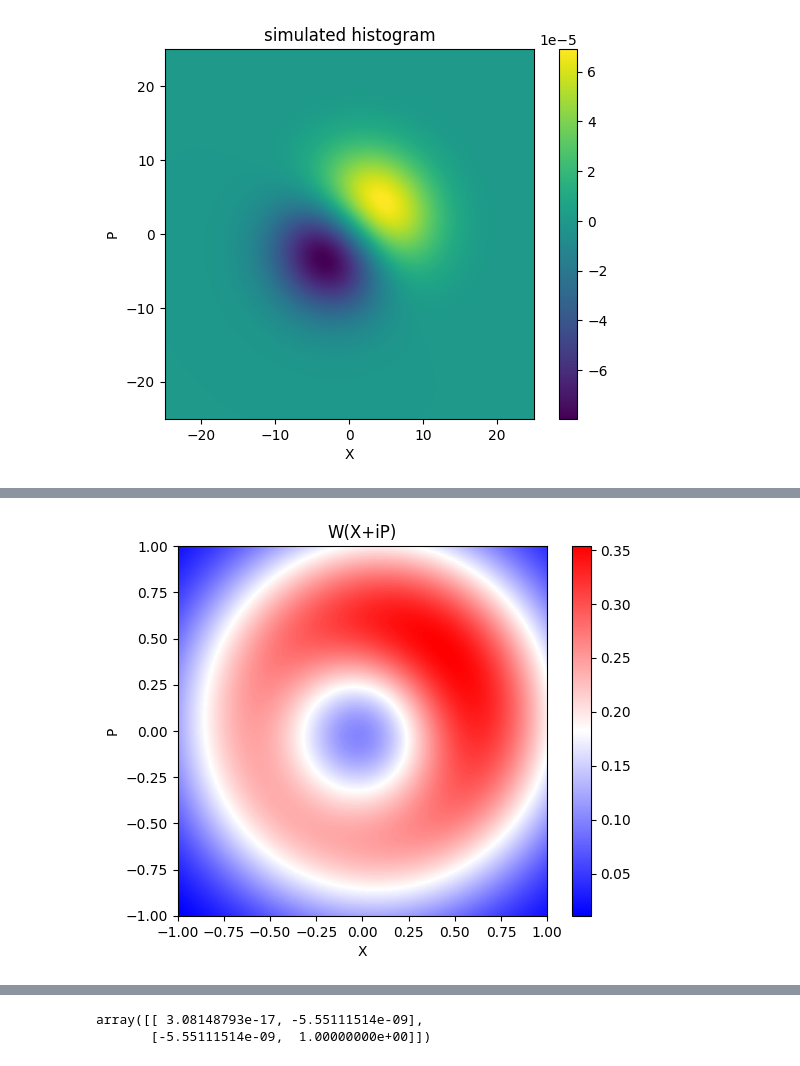
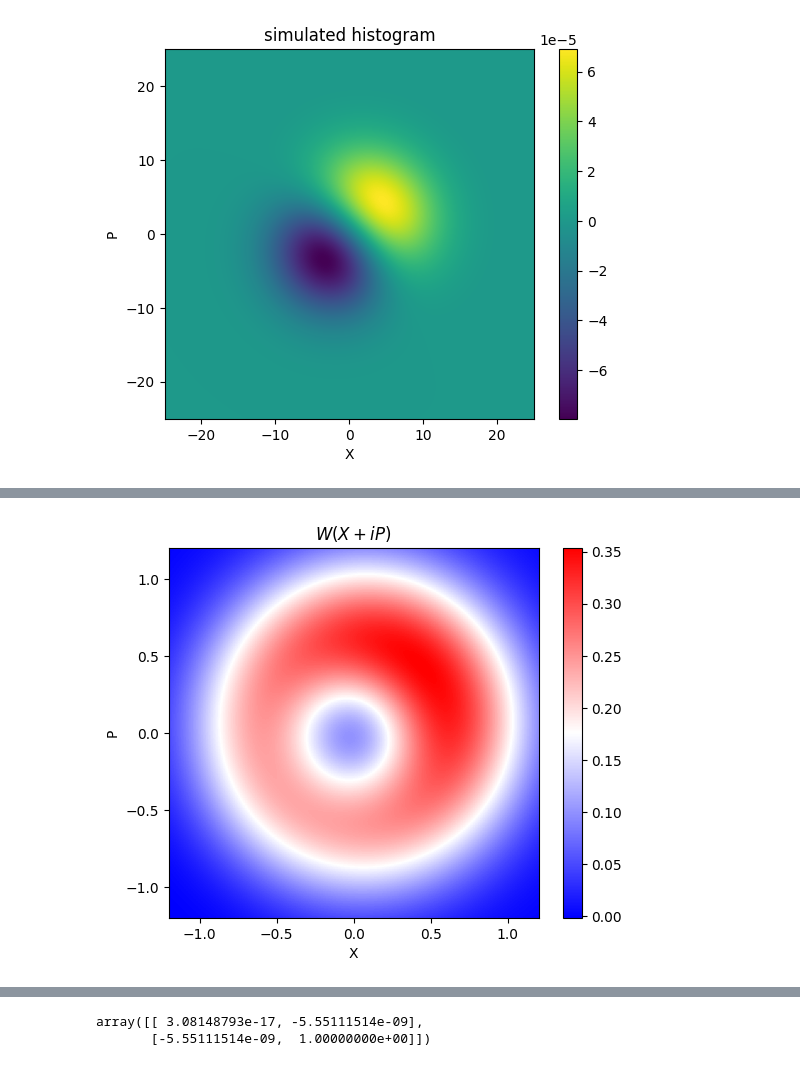
Before and after one commit to ElenBOT/tomography, a Jupyter notebook: examples.ipynb, the cells around one changed output, grey strips where cells are left out. Drawn from its saved outputs; the diff is of its cells as text; code cells hidden in the pictures.

```diff
--- a/examples.ipynb
+++ b/examples.ipynb
@@ -76,10 +80,10 @@ plot_moments_bar_diagram(moments, title='moments of the simulated histogram')
 # Construct winger function from given moments
 lambd = generate_complex_2dcoord(5, 51)
 W = get_winger_function_func(3, 3, lambd, moments)
-alpha = generate_complex_2dcoord(1, 151)
+alpha = generate_complex_2dcoord(1.2, 151)
 W_values = W(alpha)
 # %%
-plot_complex_2dfunc(np.real(W_values), alpha, title='W(X+iP)', cmap='bwr')
+plot_complex_2dfunc(np.real(W_values), alpha, title='$W(X+iP)$', cmap='bwr')
 # %% [output]
-[figure, old version]
+[figure, new version]
 # %%
```
Also changed, not shown: parts of 4 cells of this notebook, 2 other files.
